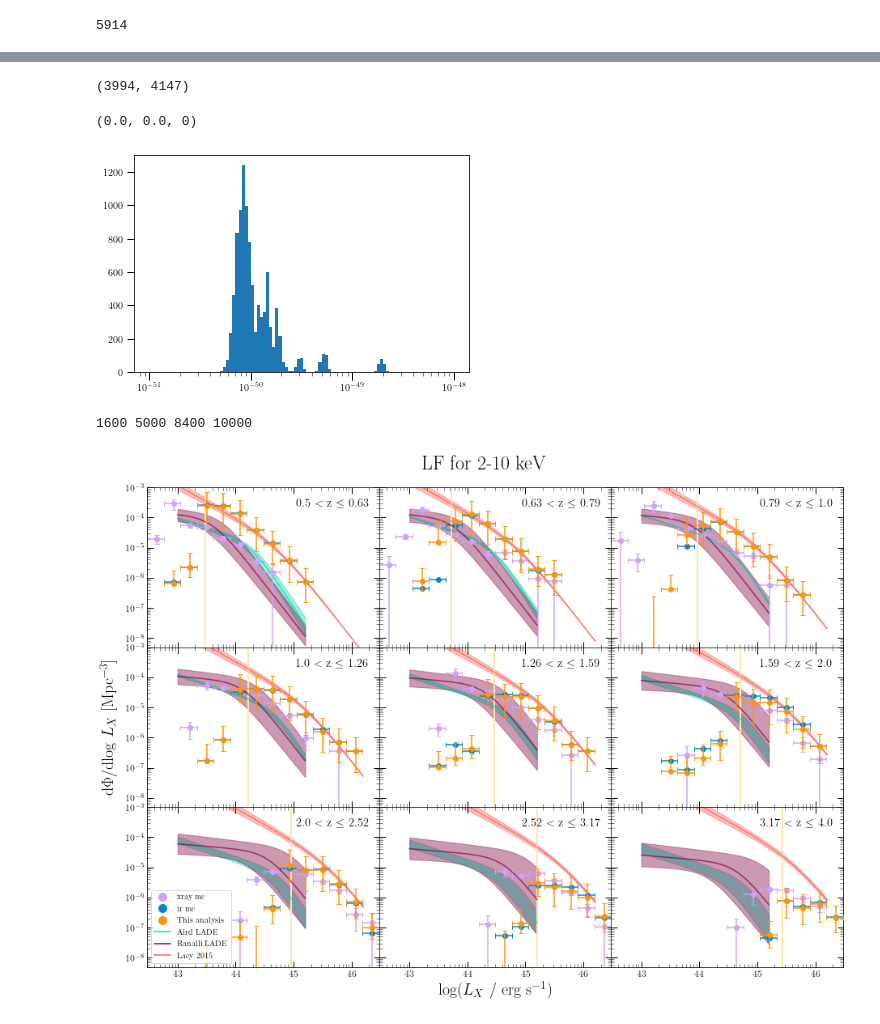
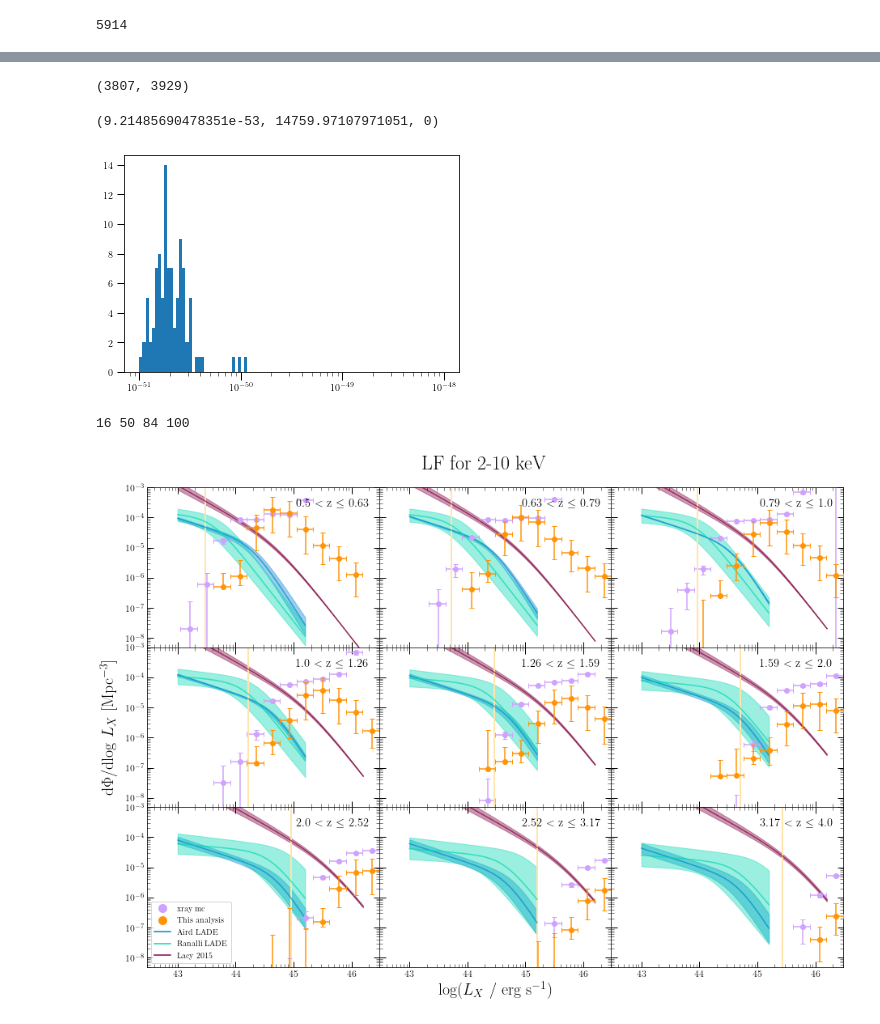
Before and after one commit to runburg/agn_lf, a Jupyter notebook: notebooks/lf_montecarlo_ir.ipynb, the cells around one changed output, grey strips where cells are left out. Drawn from its saved outputs; the diff is of its cells as text; code cells hidden in the pictures.

```diff
--- a/notebooks/lf_montecarlo_ir.ipynb
+++ b/notebooks/lf_montecarlo_ir.ipynb
@@ -61,9 +61,10 @@ full_fluxes = catalog[never_nan][flux58]
 goodzs = (ct_lacy['z1_median'] > 0) & (ct_lacy['zspec'] > 0)
 difs = ct_lacy['z1_median'][goodzs] - ct_lacy['zspec'][goodzs]
 
+bolo_corr = 8
 # ct_lacy['random_z'] = 0#ct_lacy['z1_median']
 
-N = 10000
+N = 100
 # %%
 import time
 start_time = time.time()
@@ -96,7 +97,7 @@ for i in range(N):
 #     z = np.array([row['zspec'] if row['zspec'] > 0 else row['z1_median'] for row in ct_lacy])
     z[z < 0] = 0
 
-    l = 4 * np.pi * cosmo.luminosity_distance(z).to(u.cm).value**2 * ct_lacy[flux58].data * unit_conversion * (1 + z)**(-1 + spectral_index)
+    l = 4 * np.pi * cosmo.luminosity_distance(z).to(u.cm).value**2 * ct_lacy[flux58].data * unit_conversion * (1 + z)**(-1 + spectral_index) * bolo_corr
 
     good_redshift_and_l_selected = (l_sample_min < l) & (l_sample_max > l) & (z_sample_min < z) & (z_sample_max > z)
     l = l[good_redshift_and_l_selected]
@@ -145,7 +140,7 @@ progress 99.9 %
 # %%
 np.sum(ct_lacy['random_z'][good_redshift_and_l_selected] > 0), np.sum(ct_lacy['z1_median'][good_redshift_and_l_selected] > 0)
 # %% [output]
-(3994, 4147)
+(3807, 3929)
 # %%
 lf_mean = np.mean(lf_chain, axis=0)
 lf_mean_err = np.std(lf_chain, axis=0)
@@ -156,8 +151,8 @@ ax.set_xscale('log')
 bin_centers = (l_bins[1:]+l_bins[:-1])/2
 min(lf_chain[:, 5, -1]), lf_mean[5, -1]*bin_centers[-1]*np.log(10), np.sum(np.isnan(lf_chain))
 # %% [output]
-(0.0, 0.0, 0)
+(9.21485690478351e-53, 14759.97107971051, 0)
-[figure, old version]
+[figure, new version]
 # %%
 sorted_lf = np.sort(lf_chain, axis=0)
 # probs = np.cumsum(sorted_lf, axis=0)
@@ -179,10 +174,10 @@ for i in range(sh[1]):
         med_errs[i, 1, j] = sorted_lf[:, i, j][high_id]
         med_errs[i, 0, j] = sorted_lf[:, i, j][low_id]
 # %% [output]
-1600 5000 8400 10000
+16 50 84 100
 # %%
-plot_files = ['./output/lf_xray.npz', './output/lf_ir_montecarlo.npz']
-labs = ['xray mc', 'ir mc']
+plot_files = ['./output/lf_xray_montecarlo.npz']
+labs = ['xray mc']
 otherruns = {}
 for lab, fil in zip(labs, plot_files):
     with np.load(fil) as infile:
@@ -310,13 +305,13 @@ lit_data['Lacy 2015'] = list(zip(lacy_mid, lacy_high, lacy_low))
 # %%
 import importlib
 importlib.reload(vmax)
 
-np.savez('./output/lf_ir_montecarlo_adjusted_catastrophic_n10000.npz', lf_vals=lf_mean, lf_errs=lf_mean_err)
+np.savez('./output/lf_ir_montecarlo_adjusted_catastrophic_bolo_n10000.npz', lf_vals=lf_mean, lf_errs=lf_mean_err)
 
 l_limits = 4 * np.pi * cosmo.luminosity_distance((z_bins[:-1]+z_bins[1:])/2)**2 * flux_limit/(u.cm**2)
 l_limits = l_limits.decompose()
 fig, axs, big_ax = vmax.plot_lf_vmax(median_vals, med_errs, z_bins, l_bins, lum_limits=l_limits, \
                                      compare_to_others=lit_data, other_runs=otherruns, title='LF for 2-10 keV', \
                                      outfile='./output/xray_lf.png', lum_sublabel='_X')
 # %% [output]
-[figure, old version]
+[figure, new version]
```
Also changed, not shown: parts of 1 cell of this notebook, 14 other files.
